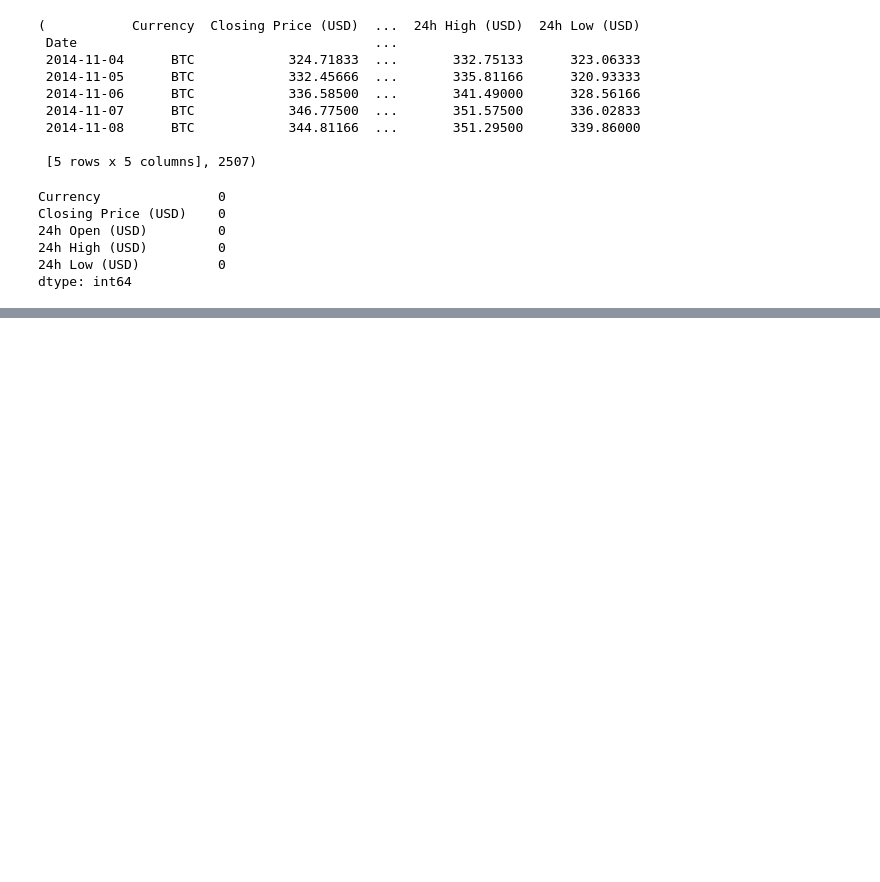
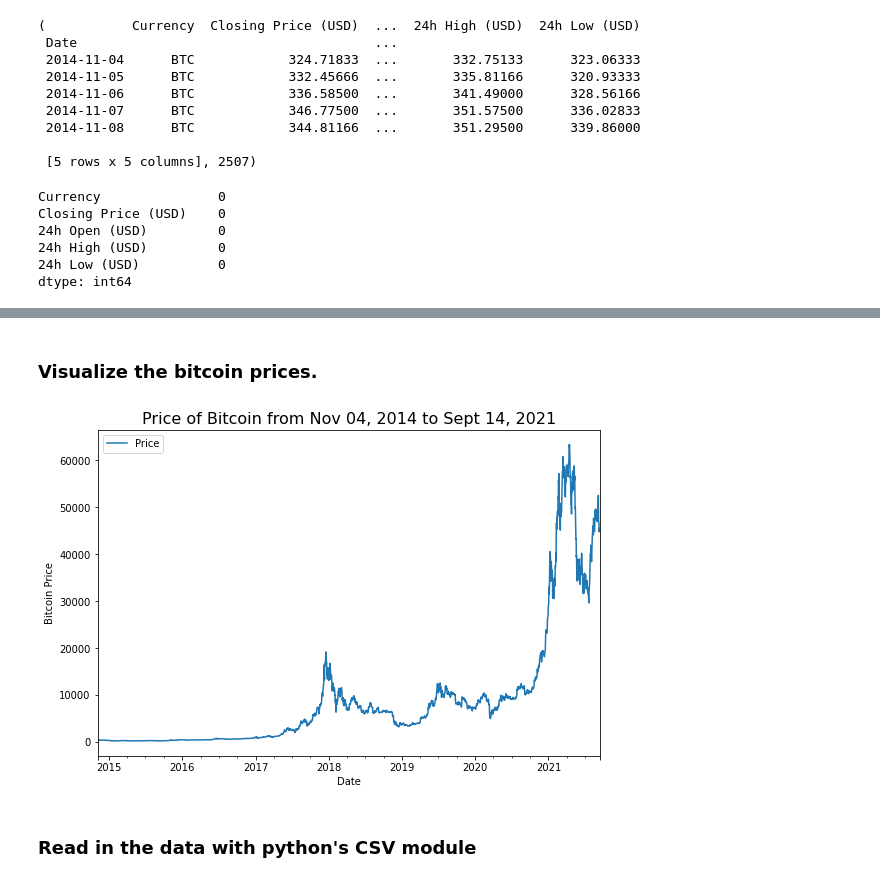
Before and after one commit to Dimisz/tensorflow_projects, a Jupyter notebook: time_series/bitcoin_price_prediction.ipynb, the cells around one changed output, grey strips where cells are left out. Drawn from its saved outputs; the diff is of its cells as text; code cells hidden in the pictures; blank space fills up the shorter version.

```diff
--- a/time_series/bitcoin_price_prediction.ipynb
+++ b/time_series/bitcoin_price_prediction.ipynb
@@ -52,0 +57,3 @@ dtype: int64
+# %%
+btc_df = pd.DataFrame(df['Closing Price (USD)']).rename(columns={"Closing Price (USD)": "Price"})
+btc_df.head()
@@ -52,0 +68,11 @@ dtype: int64
+# %% [markdown]
+### Visualize the bitcoin prices.
+# %%
+import matplotlib.pyplot as plt
+btc_df.plot(figsize=(9,6))
+plt.ylabel("Bitcoin Price")
+plt.title("Price of Bitcoin from Nov 04, 2014 to Sept 14, 2021", fontsize=16);
+# %% [output]
+[figure, added]
+# %% [markdown]
+### Read in the data with python's CSV module
```
Also changed, not shown: parts of 5 cells of this notebook.
